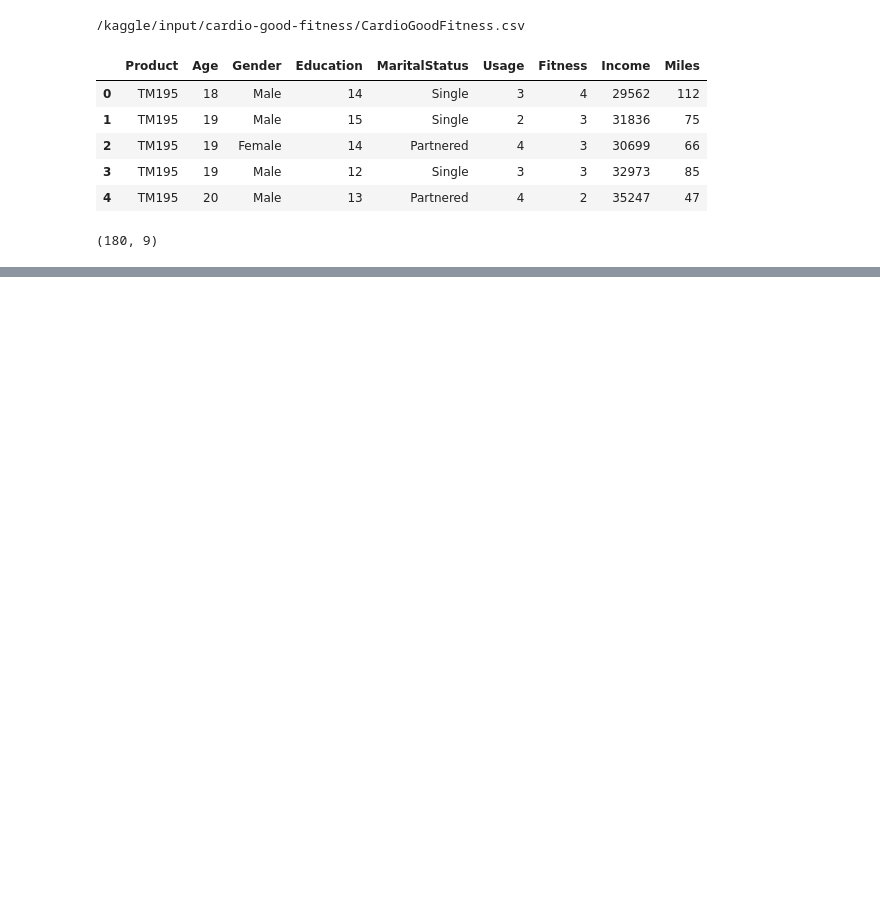
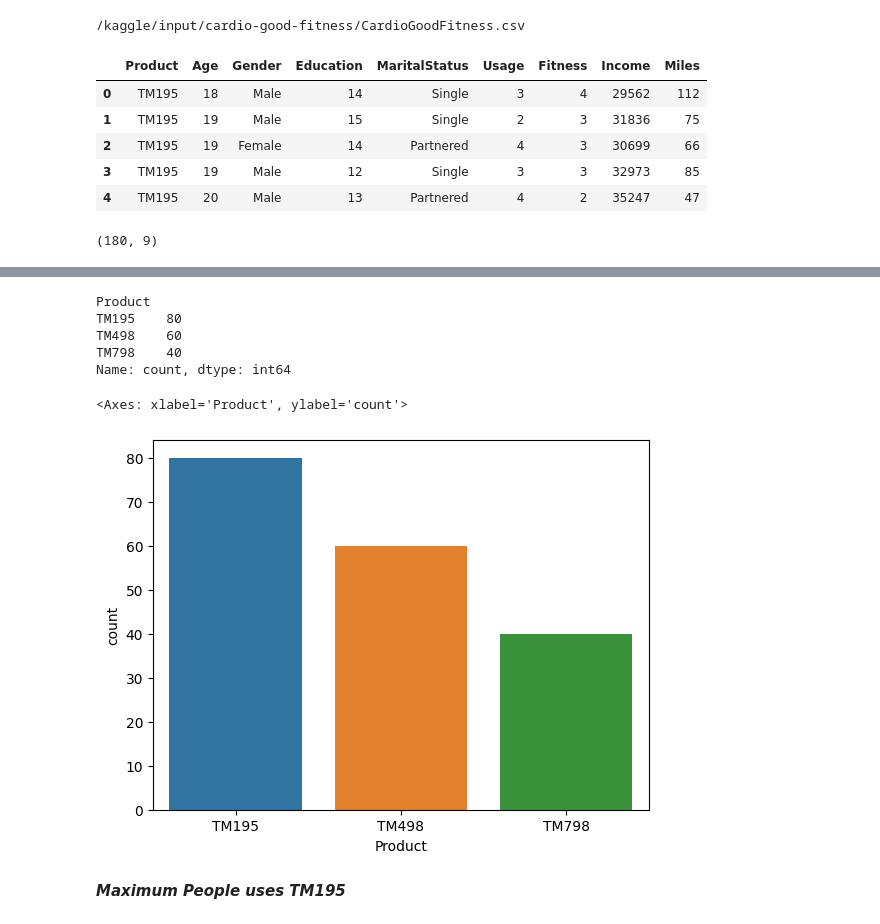
Before and after one commit to sha2992/Cardio-Good-Fitness---Trademill, a Jupyter notebook: cardio-good-fitness-trademill.ipynb, the cells around one changed output, grey strips where cells are left out. Saved outputs shown, nothing was run; the diff lists cells and outputs as text; code cells hidden in the pictures; blank space fills up the shorter version.

```diff
--- a/cardio-good-fitness-trademill.ipynb
+++ b/cardio-good-fitness-trademill.ipynb
@@ -38,0 +113,8 @@ columns = df.shape[1]
+# %%
+df.Product.value_counts()
+# %% [output]
+Product
+TM195    80
+TM498    60
+TM798    40
+Name: count, dtype: int64
@@ -38,0 +128,7 @@ columns = df.shape[1]
+# %%
+sns.countplot(data=df,x='Product')
+# %% [output]
+<Axes: xlabel='Product', ylabel='count'>
+[figure, added]
+# %% [markdown]
+***Maximum People uses TM195***
```
Also changed, not shown: parts of 20 cells of this notebook.
